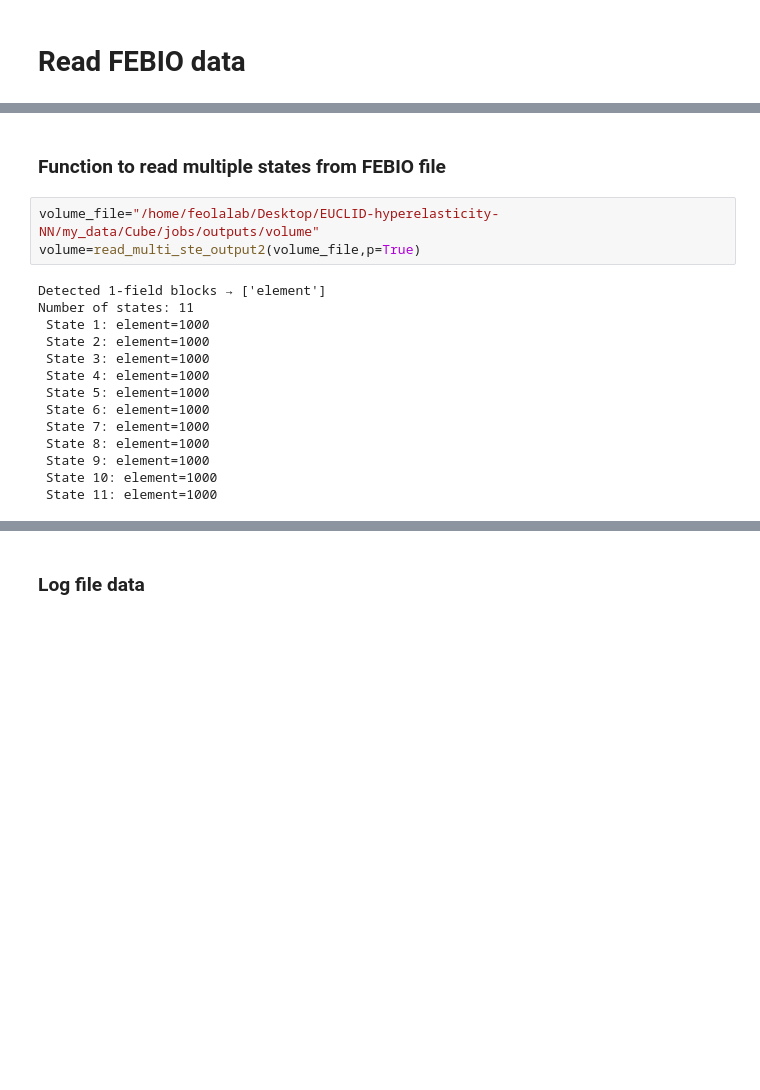
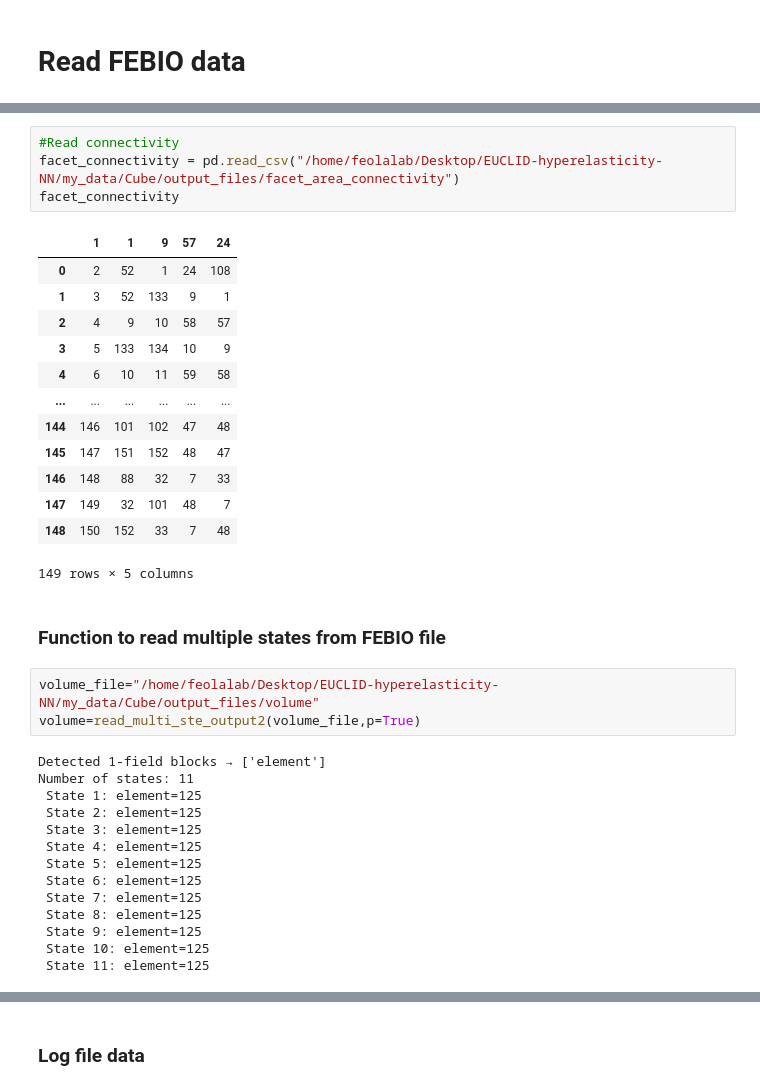
Before and after one commit to grodrguez3/EUCLID-hyperelasticity-NN, a Jupyter notebook: my_drivers/Taylor_expansions_Eigen.ipynb, the cells around one changed output, grey strips where cells are left out. Saved outputs shown, nothing was run; the diff lists cells and outputs as text; blank space fills up the shorter version.

```diff
--- a/my_drivers/Taylor_expansions_Eigen.ipynb
+++ b/my_drivers/Taylor_expansions_Eigen.ipynb
@@ -52,20 +51,38 @@ connectivity
+# %%
+#Read connectivity
+facet_connectivity = pd.read_csv("/home/feolalab/Desktop/EUCLID-hyperelasticity-NN/my_data/Cube/output_files/facet_area_connectivity")
+facet_connectivity
+# %% [output]
+|  | 1 | 1 | 9 | 57 | 24 |
+| 0 | 2 | 52 | 1 | 24 | 108 |
+| 1 | 3 | 52 | 133 | 9 | 1 |
+| 2 | 4 | 9 | 10 | 58 | 57 |
+| 3 | 5 | 133 | 134 | 10 | 9 |
+| 4 | 6 | 10 | 11 | 59 | 58 |
+| ... | ... | ... | ... | ... | ... |
+| 144 | 146 | 101 | 102 | 47 | 48 |
+| 145 | 147 | 151 | 152 | 48 | 47 |
+| 146 | 148 | 88 | 32 | 7 | 33 |
+| 147 | 149 | 32 | 101 | 48 | 7 |
+| 148 | 150 | 152 | 33 | 7 | 48 |
+149 rows × 5 columns
 # %% [markdown]
 ### Function to read multiple states from FEBIO file
 # %%
-volume_file="/home/feolalab/Desktop/EUCLID-hyperelasticity-NN/my_data/Cube/jobs/outputs/volume"
+volume_file="/home/feolalab/Desktop/EUCLID-hyperelasticity-NN/my_data/Cube/output_files/volume"
 volume=read_multi_ste_output2(volume_file,p=True)
 # %% [output]
 Detected 1-field blocks → ['element']
 Number of states: 11
- State 1: element=1000
- State 2: element=1000
- State 3: element=1000
- State 4: element=1000
- State 5: element=1000
- State 6: element=1000
- State 7: element=1000
- State 8: element=1000
- State 9: element=1000
- State 10: element=1000
- State 11: element=1000
+ State 1: element=125
+ State 2: element=125
+ State 3: element=125
+ State 4: element=125
+ State 5: element=125
+ State 6: element=125
+ State 7: element=125
+ State 8: element=125
+ State 9: element=125
+ State 10: element=125
+ State 11: element=125
 # %%
```
Also changed, not shown: parts of 41 cells of this notebook, 20 other files.
